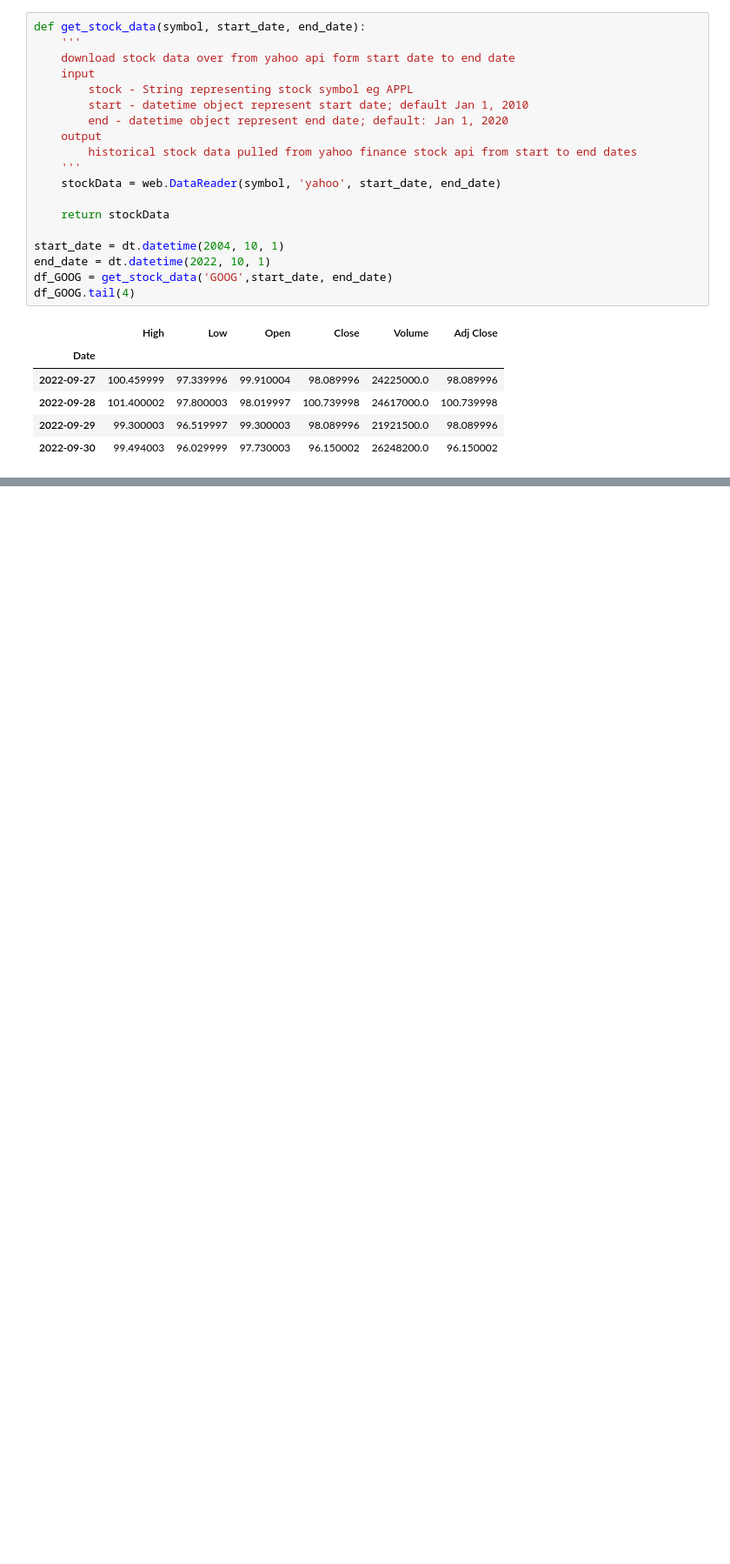
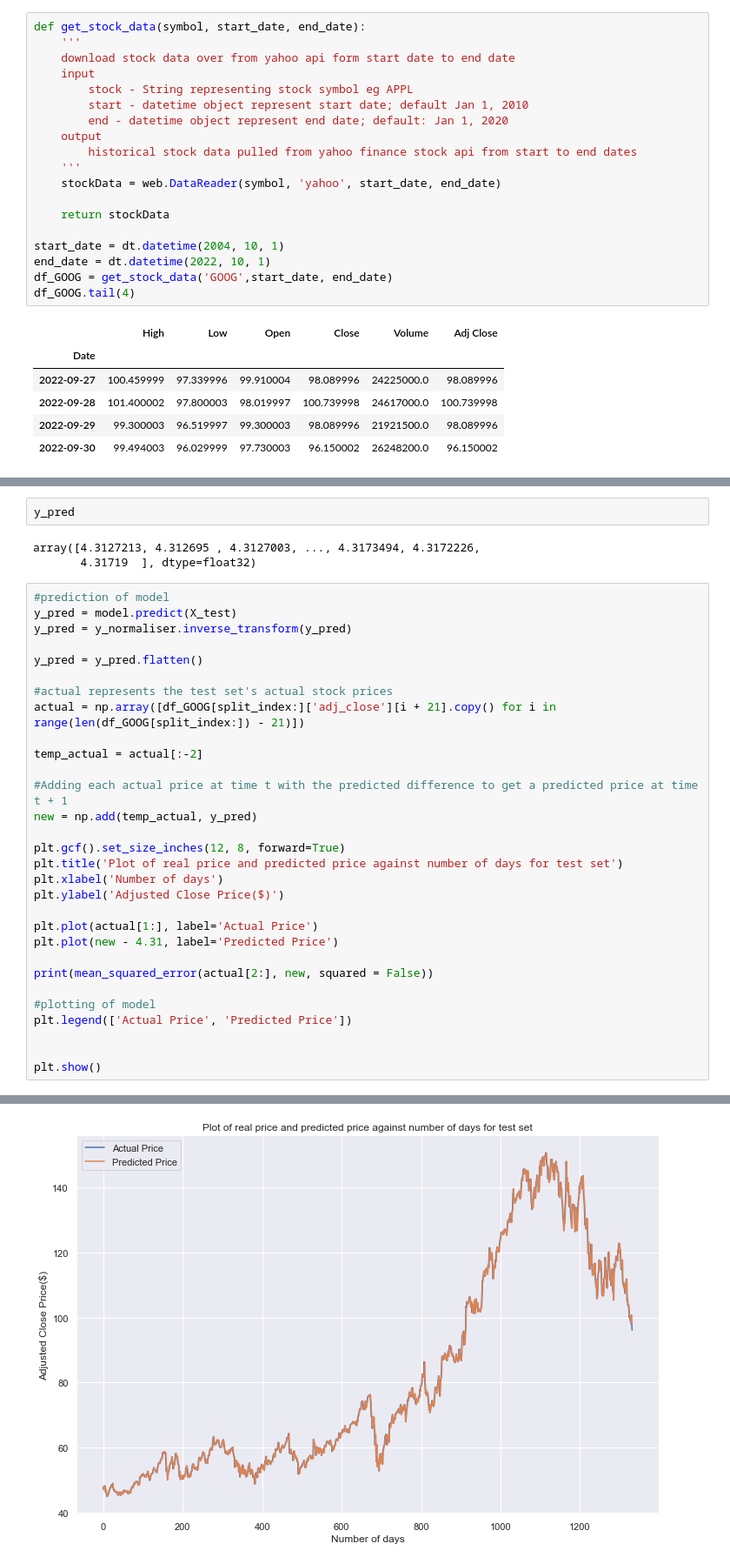
Before and after one commit to PWolf96/Stock-Predictor, a Jupyter notebook: Stock-Predictor-LSTM.ipynb, the cells around one changed output, grey strips where cells are left out. Shown at 87% size. Drawn from its saved outputs; the diff is of its cells as text; blank space fills up the shorter version.

```diff
--- a/Stock-Predictor-LSTM.ipynb
+++ b/Stock-Predictor-LSTM.ipynb
@@ -141,0 +474,36 @@ X_train.shape
+# %%
+y_pred
+# %% [output]
+array([4.3127213, 4.312695 , 4.3127003, ..., 4.3173494, 4.3172226,
+       4.31719  ], dtype=float32)
+# %%
+#prediction of model
+y_pred = model.predict(X_test)
+y_pred = y_normaliser.inverse_transform(y_pred)
+
+y_pred = y_pred.flatten()
+
+#actual represents the test set's actual stock prices
+actual = np.array([df_GOOG[split_index:]['adj_close'][i + 21].copy() for i in range(len(df_GOOG[split_index:]) - 21)])
+
+temp_actual = actual[:-2]
+
+#Adding each actual price at time t with the predicted difference to get a predicted price at time t + 1
+new = np.add(temp_actual, y_pred)
+
+plt.gcf().set_size_inches(12, 8, forward=True)
+plt.title('Plot of real price and predicted price against number of days for test set')
+plt.xlabel('Number of days')
+plt.ylabel('Adjusted Close Price($)')
+
+plt.plot(actual[1:], label='Actual Price')
+plt.plot(new - 4.31, label='Predicted Price')
+
+print(mean_squared_error(actual[2:], new, squared = False))
+
+#plotting of model
+plt.legend(['Actual Price', 'Predicted Price'])
+
+
+plt.show()
+# %% [output]
@@ -141,0 +512 @@ X_train.shape
+[figure, added]
```
Also changed, not shown: parts of 36 cells of this notebook.
